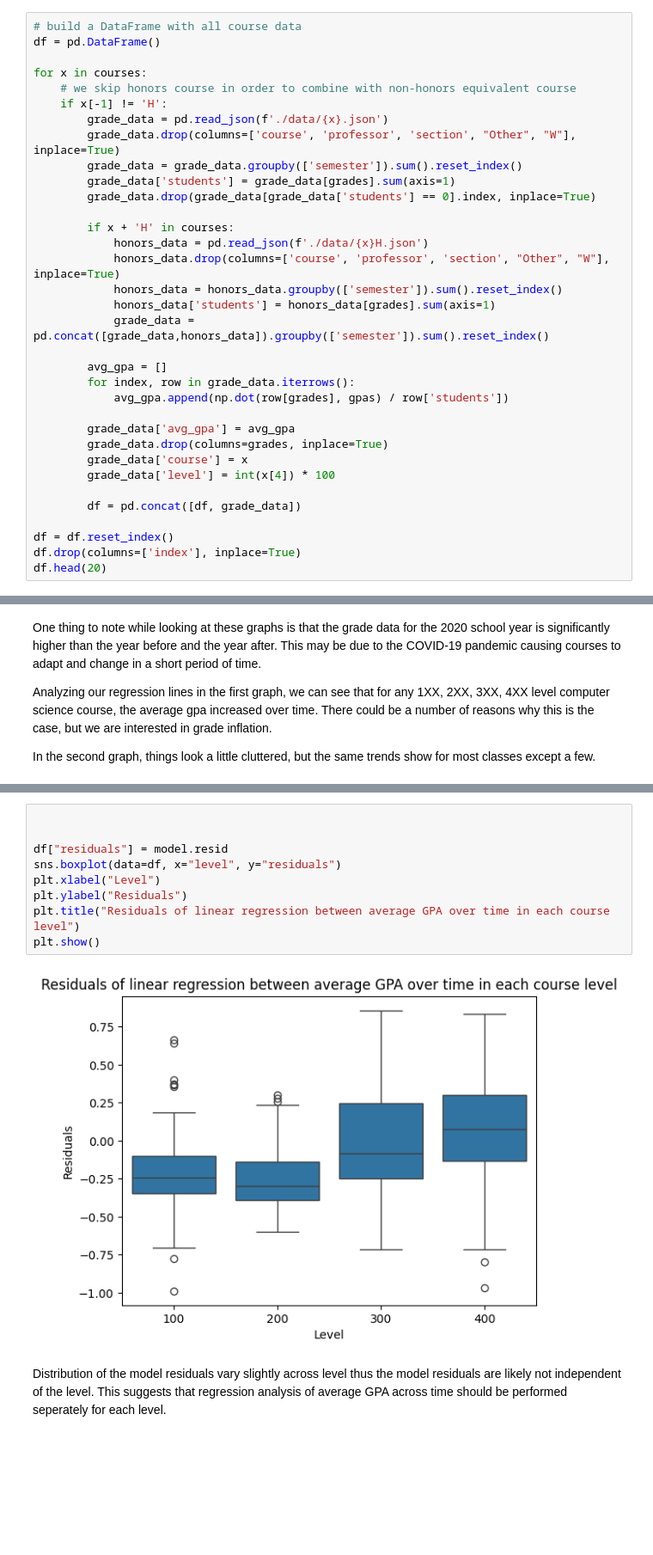
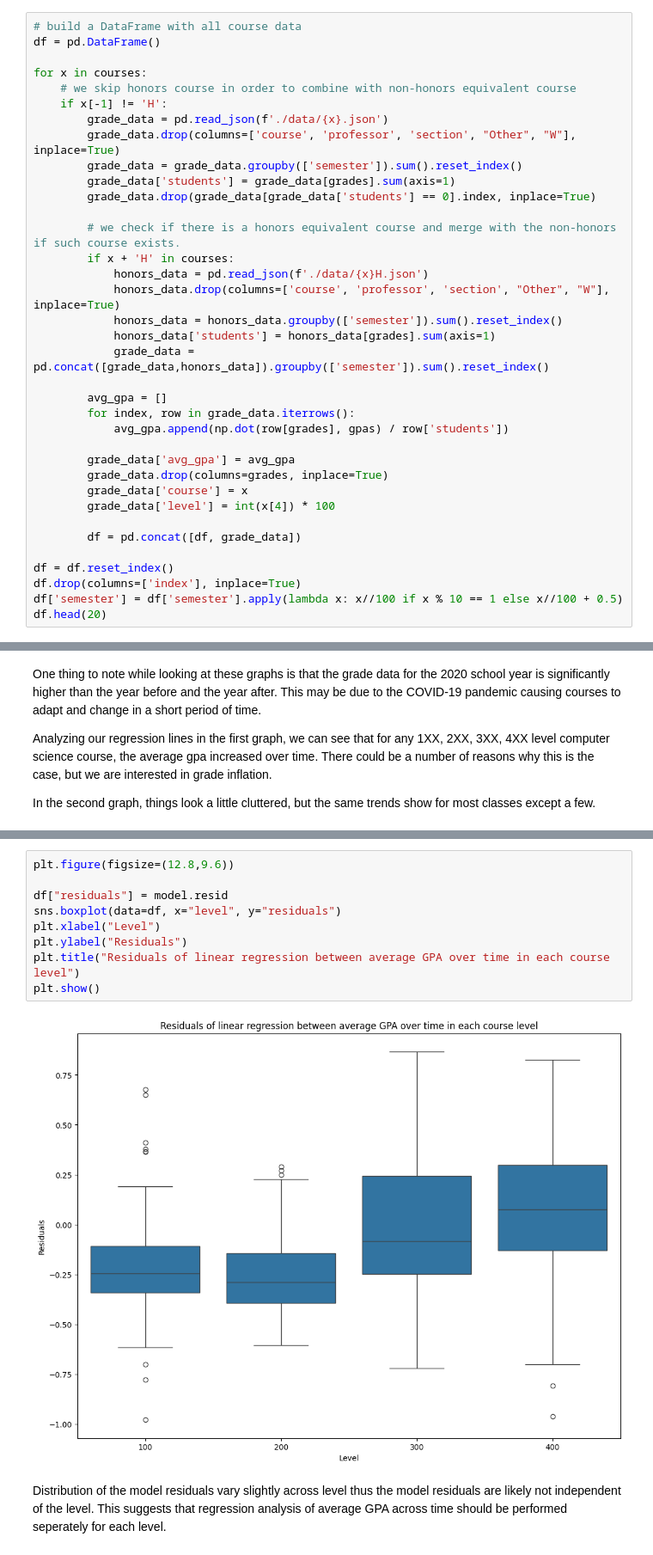
Before and after one commit to jihyopark/cmsc320-final-tutorial, a Jupyter notebook: final_tutorial.ipynb, the cells around one changed output, grey strips where cells are left out. Shown at 86% size. Cells and saved outputs as stored; diff of their text form; blank space fills up the shorter version.

```diff
--- a/final_tutorial.ipynb
+++ b/final_tutorial.ipynb
@@ -111,6 +113,7 @@ for x in courses:
         grade_data['students'] = grade_data[grades].sum(axis=1)
         grade_data.drop(grade_data[grade_data['students'] == 0].index, inplace=True)
 
+        # we check if there is a honors equivalent course and merge with the non-honors if such course exists.
         if x + 'H' in courses:
             honors_data = pd.read_json(f'./data/{x}H.json')
             honors_data.drop(columns=['course', 'professor', 'section', "Other", "W"], inplace=True)
@@ -131,6 +134,7 @@ for x in courses:
 
 df = df.reset_index()
 df.drop(columns=['index'], inplace=True)
+df['semester'] = df['semester'].apply(lambda x: x//100 if x % 10 == 1 else x//100 + 0.5)
 df.head(20)
 # %% [output]
 |  | semester | students | avg_gpa | course | level |
@@ -238,14 +256,14 @@ Low p-value of 1.33e-16 is less than alpha of 0.05. There is statistically signi
 # %%
-
+plt.figure(figsize=(12.8,9.6))
 
 df["residuals"] = model.resid
 sns.boxplot(data=df, x="level", y="residuals")
 plt.xlabel("Level")
 plt.ylabel("Residuals")
 plt.title("Residuals of linear regression between average GPA over time in each course level")
 plt.show()
 # %% [output]
-[figure, old version]
+[figure, new version]
 # %% [markdown]
 Distribution of the model residuals vary slightly across level thus the model residuals are likely not independent of the level. This suggests that regression analysis of average GPA across time should be performed seperately for each level.
 # %%
```
Also changed, not shown: parts of 13 cells of this notebook.
